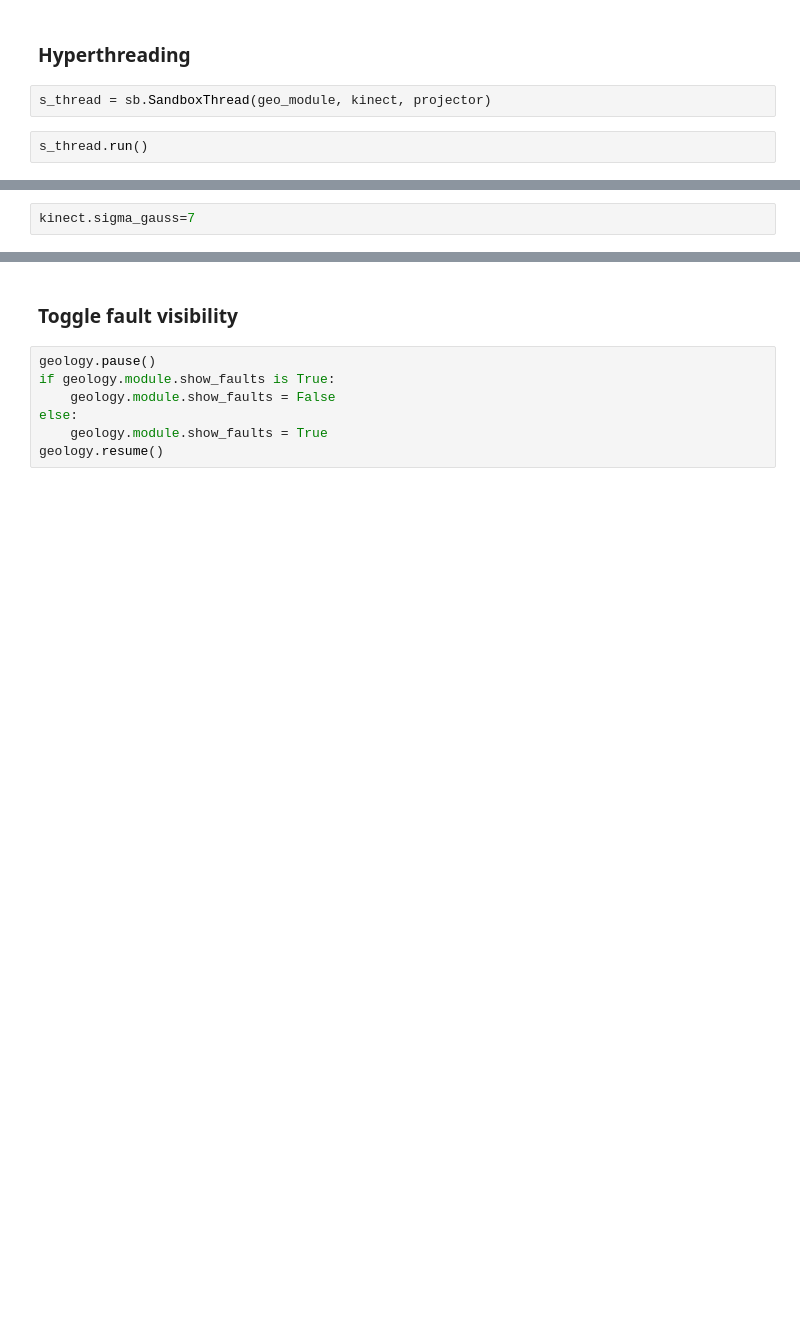
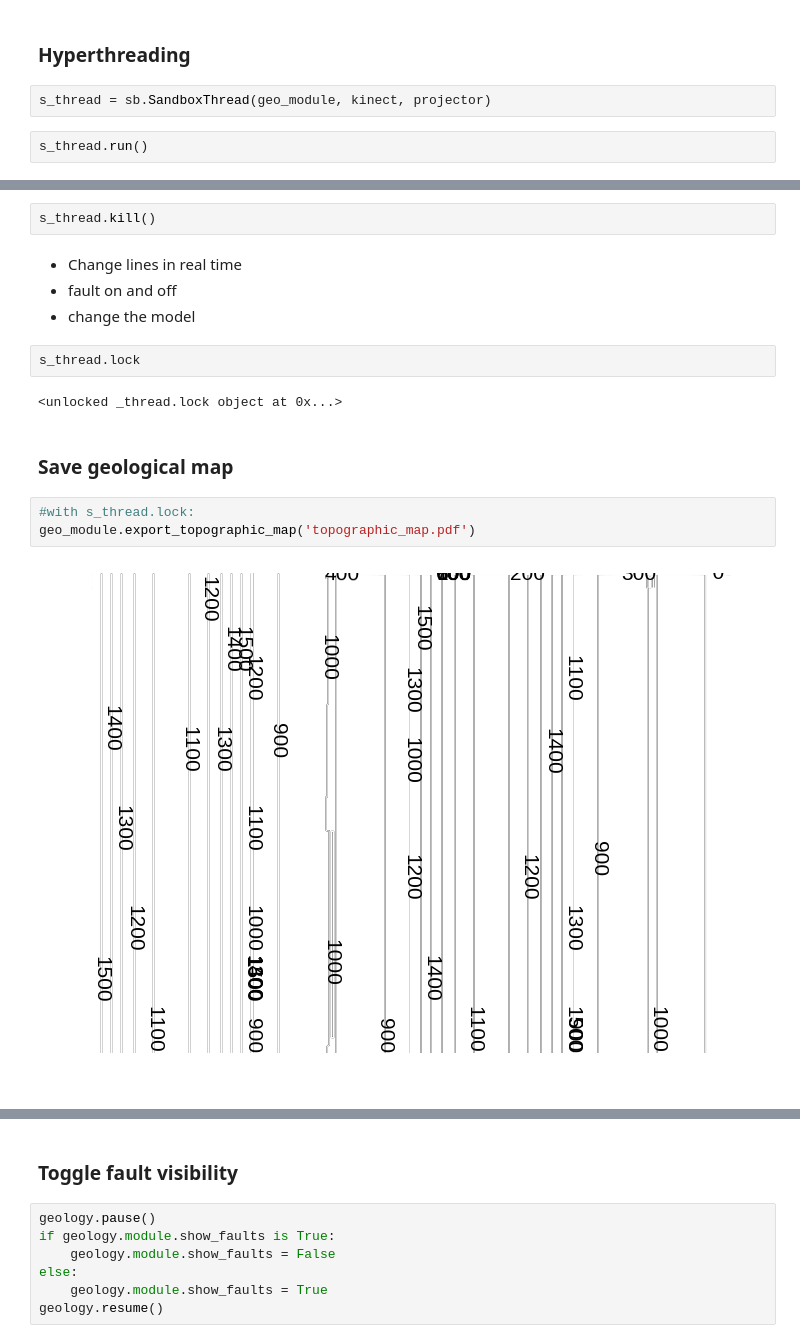
Before and after one commit to cgre-aachen/open_AR_Sandbox, a Jupyter notebook: notebooks/tutorials/run geologic model.ipynb, the cells around one changed output, grey strips where cells are left out. Drawn from its saved outputs; the diff is of its cells as text; blank space fills up the shorter version.

Commit message:
[ENH]
- Added functions to export the geological maps

```diff
--- a/notebooks/tutorials/run geologic model.ipynb
+++ b/notebooks/tutorials/run geologic model.ipynb
@@ -197,2 +96,17 @@ x
-# %%
-kinect.sigma_gauss=7
+# %%
+s_thread.kill()
+# %% [markdown]
+- Change lines in real time
+- fault on and off
+- change the model
+# %%
+s_thread.lock
+# %% [output]
+<unlocked _thread.lock object at 0x...>
+# %% [markdown]
+### Save geological map
+# %%
+#with s_thread.lock:
+geo_module.export_topographic_map('topographic_map.pdf')
+# %% [output]
+[figure, added]
```
Also changed, not shown: parts of 28 cells of this notebook, 1 other file.
